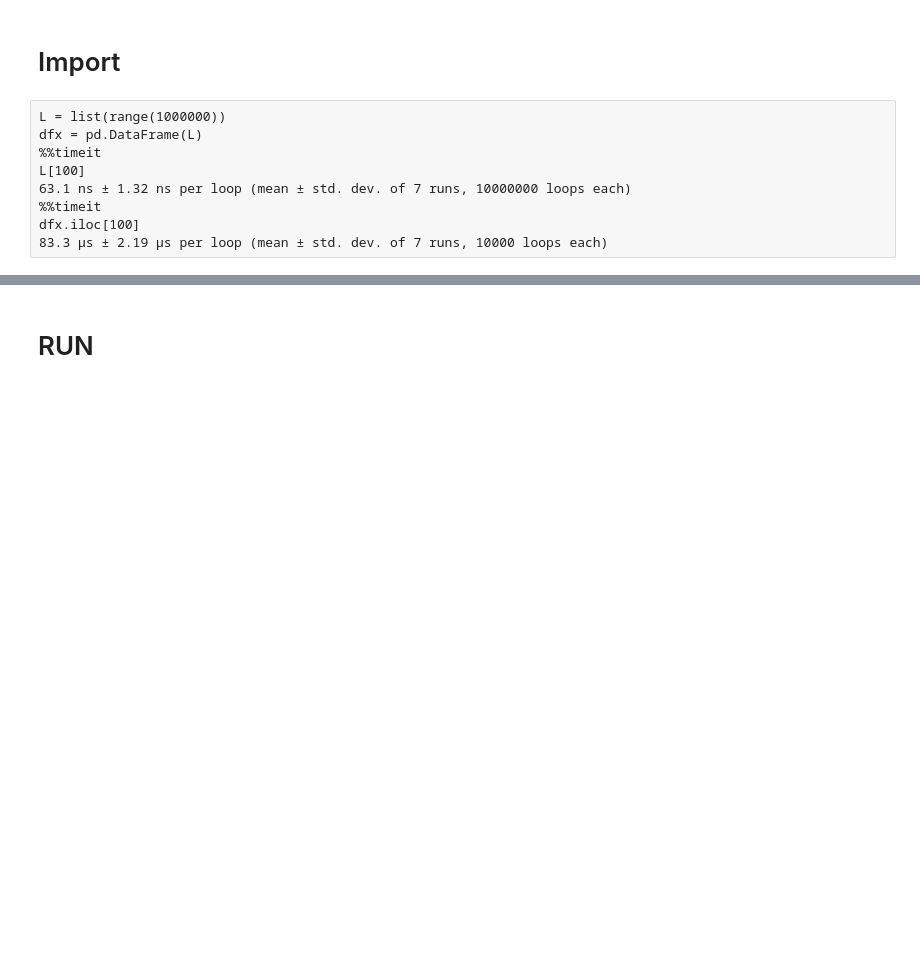
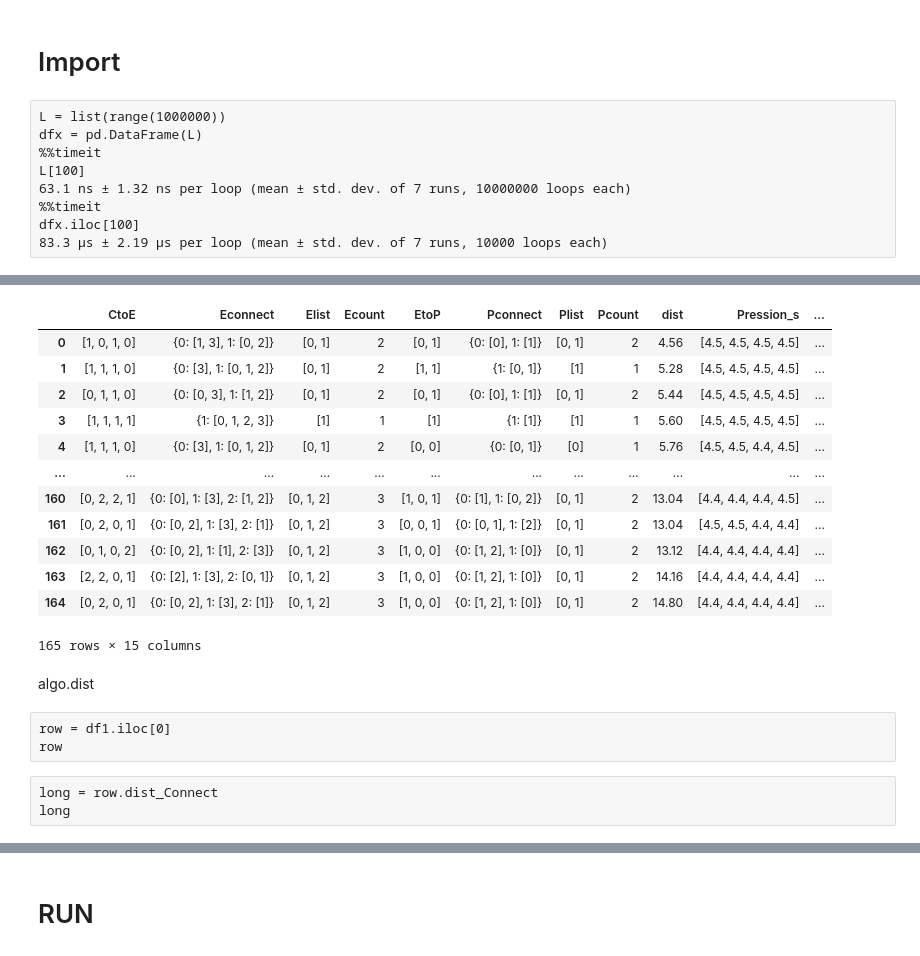
Before and after one commit to egos/valeo, a Jupyter notebook: NoteBook_GA_VALEO.ipynb, the cells around one changed output, grey strips where cells are left out. Drawn from its saved outputs; the diff is of its cells as text; code cells hidden in the pictures; blank space fills up the shorter version.

Commit message:
calcul debit

```diff
--- a/NoteBook_GA_VALEO.ipynb
+++ b/NoteBook_GA_VALEO.ipynb
@@ -69,0 +72,26 @@ properties.pop(1)
+# %%
+def Calcul_All(row, group):
+    Econnect = row.Econnect
+    Pconnect = row.Pconnect
+    Pression = []
+    Debit = []
+    Data = {}
+    for i, (e,Clist) in enumerate(Econnect.items()):
+        p = row.EtoP[i]
+        name = 'P{}-E{}'.format(p,e)
+        dc = np.array([algo.dist['E{}-C{}'.format(e,c)] for c in Clist])
+        dp = algo.dist['P{}-E{}'.format(p,e)]
+        info = [i,e,Clist, p, dc, dp]
+        Dict_dist = {'EtoC': dc,'PtoE':dp }
+        res = debit(Dict_dist, group)
+        Data[name] = res
+        Pression = Pression + list(res['Pi'])
+        Debit = Debit+ list(res['Qi'])
+    SumDebit = round(sum(Debit),1)
+    keys = ['info','Data','Pression','Debit','SumDebit']
+    vals = [info, Data,Pression, Debit, SumDebit]
+    return dict(zip(keys,vals))
+# %%
+file = 'VALEO_full.tmj'
+algo = load_data_brut(file)
+df1 = indiv_init(algo, 200)
@@ -69,0 +100,15 @@ properties.pop(1)
+# %%
+%%time
+for idx,row  in df1.iterrows():
+    rowCopy = copy.deepcopy(row)
+    d = Calcul_All(rowCopy, False)
+    col = ['Pression', 'Debit','SumDebit']
+    col2 = ['Pression_s', 'Debit_s','SumDebit_s']
+    df1.loc[idx, col2] = [str(d[c]) for c in col]
+    d = Calcul_All(rowCopy, True)
+    col = ['Pression', 'Debit','SumDebit']
+    df1.loc[idx, col] = [str(d[c]) for c in col]
+
+#     df1.loc[idx, 'Pression'] = str(d['Pression'])
+#     df1['Debit'] = str(d['Debit'])
+#     df1['SumDebit'] = str(d['SumDebit'])
@@ -69,0 +117,24 @@ properties.pop(1)
+# %%
+df1.drop(columns= ['Clist','D','Name', 'Name_txt','dist_Connect','List_EtoC','List_PtoE'])
+# %% [output]
+|  | CtoE | Econnect | Elist | Ecount | EtoP | Pconnect | Plist | Pcount | dist | Pression_s | ... |
+| 0 | [1, 0, 1, 0] | {0: [1, 3], 1: [0, 2]} | [0, 1] | 2 | [0, 1] | {0: [0], 1: [1]} | [0, 1] | 2 | 4.56 | [4.5, 4.5, 4.5, 4.5] | ... |
+| 1 | [1, 1, 1, 0] | {0: [3], 1: [0, 1, 2]} | [0, 1] | 2 | [1, 1] | {1: [0, 1]} | [1] | 1 | 5.28 | [4.5, 4.5, 4.5, 4.5] | ... |
+| 2 | [0, 1, 1, 0] | {0: [0, 3], 1: [1, 2]} | [0, 1] | 2 | [0, 1] | {0: [0], 1: [1]} | [0, 1] | 2 | 5.44 | [4.5, 4.5, 4.5, 4.5] | ... |
+| 3 | [1, 1, 1, 1] | {1: [0, 1, 2, 3]} | [1] | 1 | [1] | {1: [1]} | [1] | 1 | 5.60 | [4.5, 4.5, 4.5, 4.5] | ... |
+| 4 | [1, 1, 1, 0] | {0: [3], 1: [0, 1, 2]} | [0, 1] | 2 | [0, 0] | {0: [0, 1]} | [0] | 1 | 5.76 | [4.5, 4.5, 4.4, 4.5] | ... |
+| ... | ... | ... | ... | ... | ... | ... | ... | ... | ... | ... | ... |
+| 160 | [0, 2, 2, 1] | {0: [0], 1: [3], 2: [1, 2]} | [0, 1, 2] | 3 | [1, 0, 1] | {0: [1], 1: [0, 2]} | [0, 1] | 2 | 13.04 | [4.4, 4.4, 4.4, 4.5] | ... |
+| 161 | [0, 2, 0, 1] | {0: [0, 2], 1: [3], 2: [1]} | [0, 1, 2] | 3 | [0, 0, 1] | {0: [0, 1], 1: [2]} | [0, 1] | 2 | 13.04 | [4.5, 4.5, 4.4, 4.4] | ... |
+| 162 | [0, 1, 0, 2] | {0: [0, 2], 1: [1], 2: [3]} | [0, 1, 2] | 3 | [1, 0, 0] | {0: [1, 2], 1: [0]} | [0, 1] | 2 | 13.12 | [4.4, 4.4, 4.4, 4.4] | ... |
+| 163 | [2, 2, 0, 1] | {0: [2], 1: [3], 2: [0, 1]} | [0, 1, 2] | 3 | [1, 0, 0] | {0: [1, 2], 1: [0]} | [0, 1] | 2 | 14.16 | [4.4, 4.4, 4.4, 4.4] | ... |
+| 164 | [0, 2, 0, 1] | {0: [0, 2], 1: [3], 2: [1]} | [0, 1, 2] | 3 | [1, 0, 0] | {0: [1, 2], 1: [0]} | [0, 1] | 2 | 14.80 | [4.4, 4.4, 4.4, 4.4] | ... |
+165 rows × 15 columns
+# %% [markdown]
+algo.dist
+# %% [raw]
+row = df1.iloc[0]
+row
+# %% [raw]
+long = row.dist_Connect
+long
```
Also changed, not shown: parts of 39 cells of this notebook, 2 other files.
